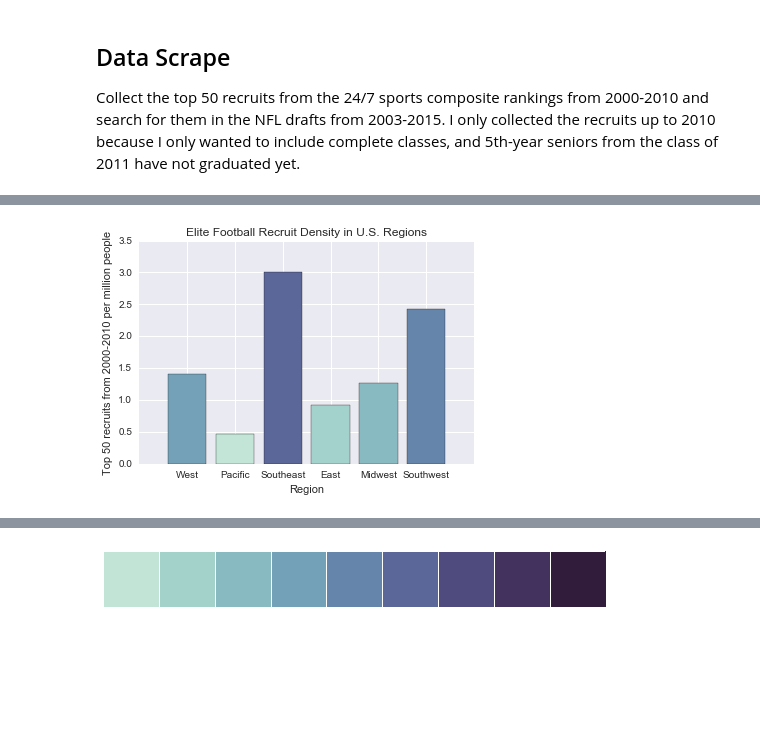
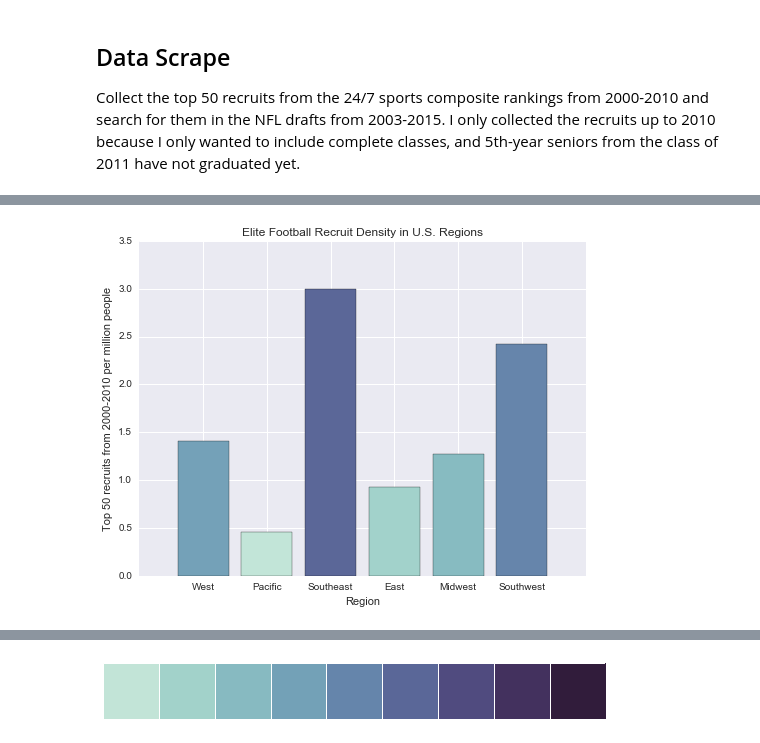
Before and after one commit to shariqiqbal2810/sports_analysis, a Jupyter notebook: regional_football_recuiting_comparison.ipynb, the cells around one changed output, grey strips where cells are left out. Drawn from its saved outputs; the diff is of its cells as text; code cells hidden in the pictures; blank space fills up the shorter version.

```diff
--- a/regional_football_recuiting_comparison.ipynb
+++ b/regional_football_recuiting_comparison.ipynb
@@ -283,13 +285,14 @@ for path in tree.xpath("//*[@class]"):
 with open('recruit_density_map.svg', 'w') as f:
     f.write(tostring(tree))
 # %%
+plt.figure(figsize=(8,6))
 plt.bar(range(1, len(region_density)+1), region_density.values(),
         color=[state_colors[3], state_colors[0], state_colors[5], state_colors[1], state_colors[2], state_colors[4]],
         align='center',
         tick_label=region_density.keys())
 plt.xlabel("Region")
 plt.ylabel('Top 50 recruits from 2000-2010 per million people')
 plt.title('Elite Football Recruit Density in U.S. Regions');
 # %% [output]
-[figure, old version]
+[figure, new version]
 # %%
```
Also changed, not shown: parts of 24 cells of this notebook, 1 other file.
